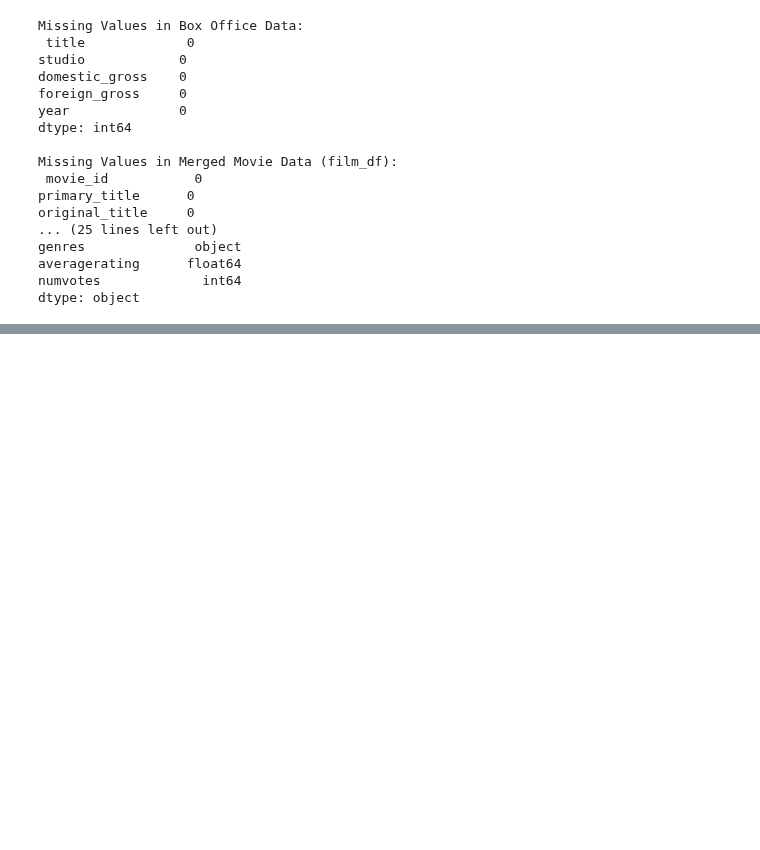
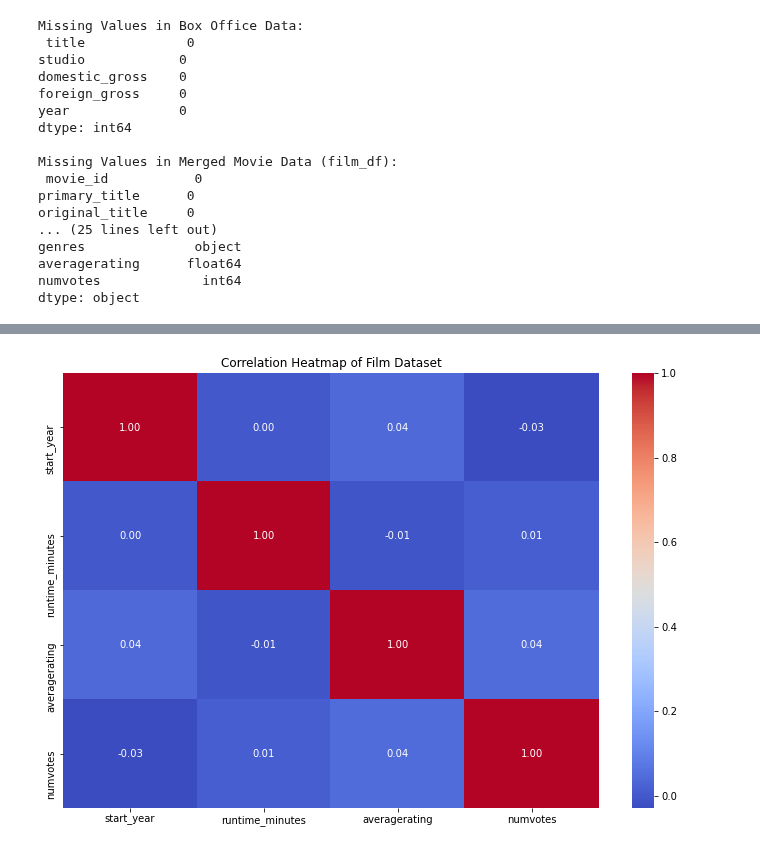
Before and after one commit to KarimzKarimz/Group4-Phase2-Project, a Jupyter notebook: eda.ipynb, the cells around one changed output, grey strips where cells are left out. Drawn from its saved outputs; the diff is of its cells as text; code cells hidden in the pictures; blank space fills up the shorter version.

```diff
--- a/eda.ipynb
+++ b/eda.ipynb
@@ -265,0 +282,4 @@ box_office_df.to_csv("cleaned_box_office_dataset.csv", index=False)
+# %%
+# Load the cleaned datasets for further analysis
+film_df = pd.read_csv('cleaned_film_dataset.csv')
+box_office_df = pd.read_csv('cleaned_box_office_dataset.csv')
@@ -265,0 +292,8 @@ box_office_df.to_csv("cleaned_box_office_dataset.csv", index=False)
+# %%
+# Correlation heatmap for the film dataset
+plt.figure(figsize=(12, 8))
+sns.heatmap(film_df.corr(), annot=True, cmap='coolwarm', fmt=".2f")
+plt.title('Correlation Heatmap of Film Dataset')
+plt.show()
+# %% [output]
+[figure, added]
```
Also changed, not shown: parts of 31 cells of this notebook.
